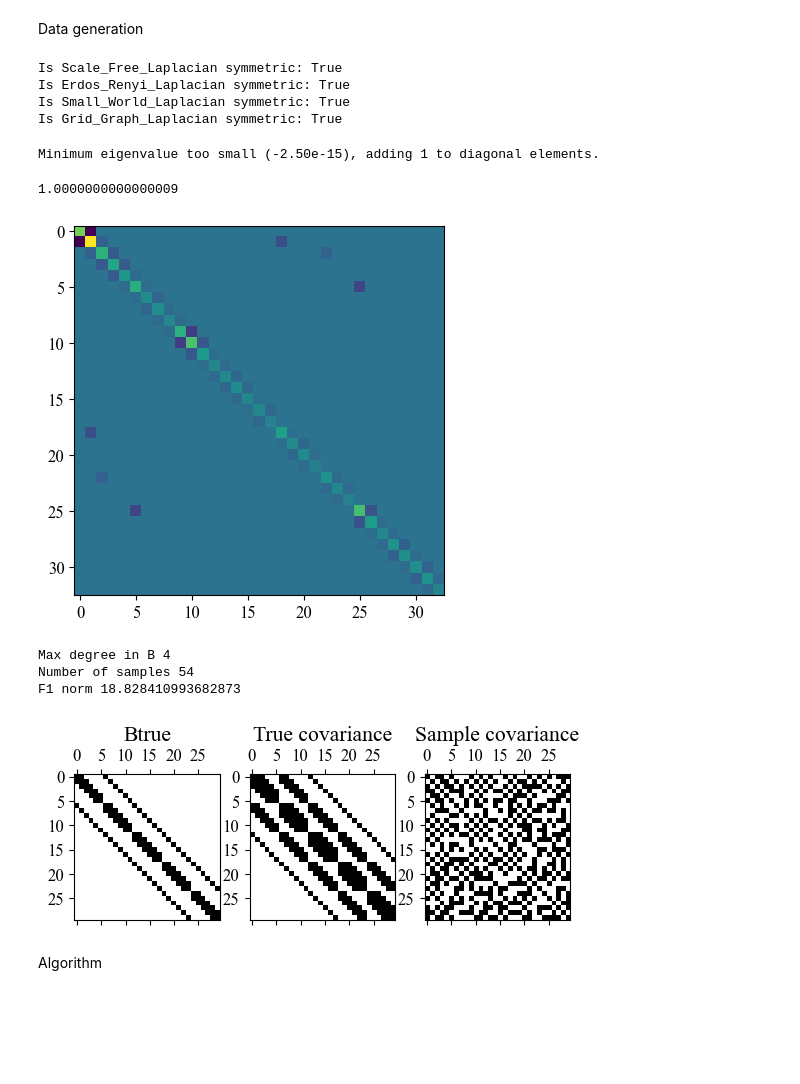
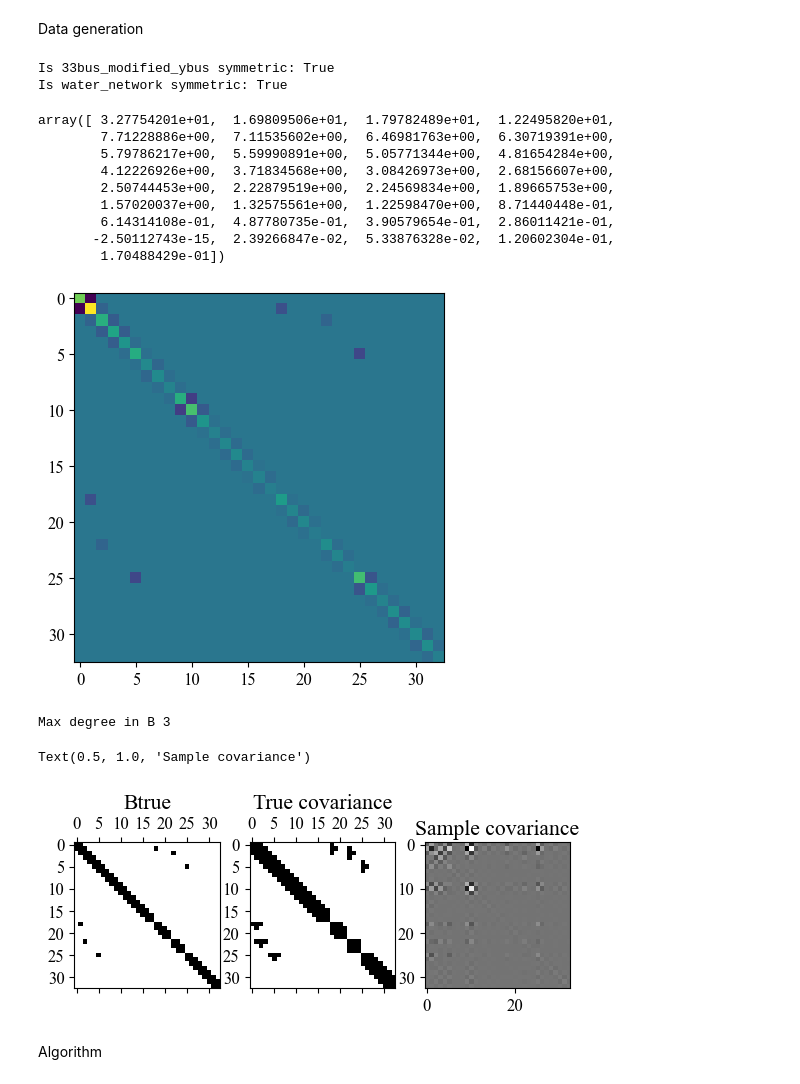
Before and after one commit to rohithmada00/NARE_graphical_IID, a Jupyter notebook: NARE_Graphical_IID.ipynb, the cells around one changed output. Drawn from its saved outputs; the diff is of its cells as text; code cells hidden in the pictures; blank space fills up the shorter version.

```diff
--- a/NARE_Graphical_IID.ipynb
+++ b/NARE_Graphical_IID.ipynb
@@ -43,24 +58,29 @@ def load_B(matrix_type: MatrixType, data_dir='Data'):
 
     B = pd.read_csv(file_path, header=None).values  # Into a Numpy array
 
-    return ensure_positive_definite(B)
+    return B
 # %%
 for matrix_type in MatrixType:
     B = load_B(matrix_type)
     print(f'Is {matrix_type.value} symmetric: {la.issymmetric(B)}')
 # %% [output]
-Is Scale_Free_Laplacian symmetric: True
-Is Erdos_Renyi_Laplacian symmetric: True
-Is Small_World_Laplacian symmetric: True
-Is Grid_Graph_Laplacian symmetric: True
+Is 33bus_modified_ybus symmetric: True
+Is water_network symmetric: True
 # %%
 Btrue = load_B(matrix_type=MatrixType.BUS_33_MODIFIED)
 plt.imshow(Btrue)
 # generate_sparse_covariance(load_B(matrix_type=MatrixType.BUS_33_MODIFIED))
-np.min(np.linalg.eigvals(Btrue))
+np.linalg.eigvals(Btrue)
 # %% [output]
-Minimum eigenvalue too small (-2.50e-15), adding 1 to diagonal elements.
+array([ 3.27754201e+01,  1.69809506e+01,  1.79782489e+01,  1.22495820e+01,
+        7.71228886e+00,  7.11535602e+00,  6.46981763e+00,  6.30719391e+00,
+        5.79786217e+00,  5.59990891e+00,  5.05771344e+00,  4.81654284e+00,
+        4.12226926e+00,  3.71834568e+00,  3.08426973e+00,  2.68156607e+00,
+        2.50744453e+00,  2.22879519e+00,  2.24569834e+00,  1.89665753e+00,
+        1.57020037e+00,  1.32575561e+00,  1.22598470e+00,  8.71440448e-01,
+        6.14314108e-01,  4.87780735e-01,  3.90579654e-01,  2.86011421e-01,
+       -2.50112743e-15,  2.39266847e-02,  5.33876328e-02,  1.20602304e-01,
+        1.70488429e-01])
-1.0000000000000009
 [figure]
 # %%
 def generate_sparse_covariance(B, sample_scaling=1.0):
@@ -97,32 +117,33 @@ def generate_sparse_covariance(B, sample_scaling=1.0):
     # Compute covariance matrix (E)
     E = np.linalg.inv(Strue)
 
+    # TODO: confirm if np.real is causing any trouble
+    L = np.real(la.sqrtm(E))
+
     # Generate N samples Y ~ N(0, E)
-    y_samples = la.sqrtm(E).dot(np.random.randn(n, N))
+    y_samples = L.dot(np.random.randn(n, N))
 
     # Calculate sample covariance matrix
     S = np.cov(y_samples)
 
     return S, N
 # %%
-B = load_B(MatrixType.GRID_GRAPH)
-S, N = generate_sparse_covariance(B, sample_scaling=1)
+B = load_B(MatrixType.BUS_33_MODIFIED)
+S, N = generate_sparse_covariance(B, sample_scaling=100)
 plt.subplot(1,3, 1)
 plt.spy(B)
 plt.title("Btrue")
 plt.subplot(1,3,2)
 plt.spy(B@B)
 plt.title("True covariance")
 plt.subplot(1,3,3)
-plt.spy(np.linalg.inv(S)>0.1)
+plt.imshow(np.linalg.inv(S), 'gray')
 plt.title("Sample covariance")
-print("Number of samples", N)
-print("F1 norm", np.linalg.norm(np.linalg.inv(B@B)-S, ord="fro"))
+# |
 # %% [output]
-Max degree in B 4
-Number of samples 54
-F1 norm 18.828410993682873
+Max degree in B 3
+Text(0.5, 1.0, 'Sample covariance')
-[figure, old version]
+[figure, new version]
 # %% [markdown]
 Algorithm
 # %%
```
Also changed, not shown: parts of 9 cells of this notebook, 12 other files.
